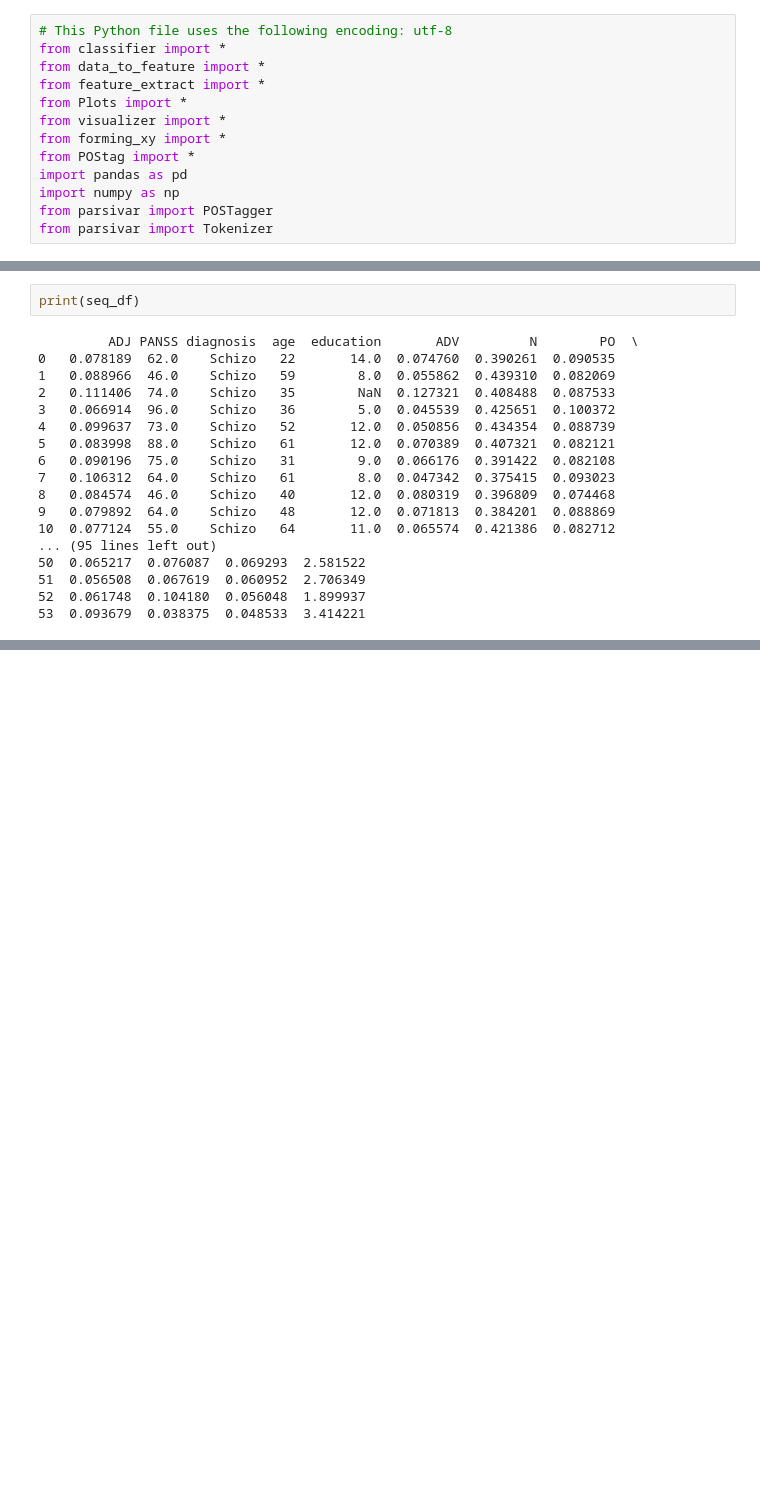
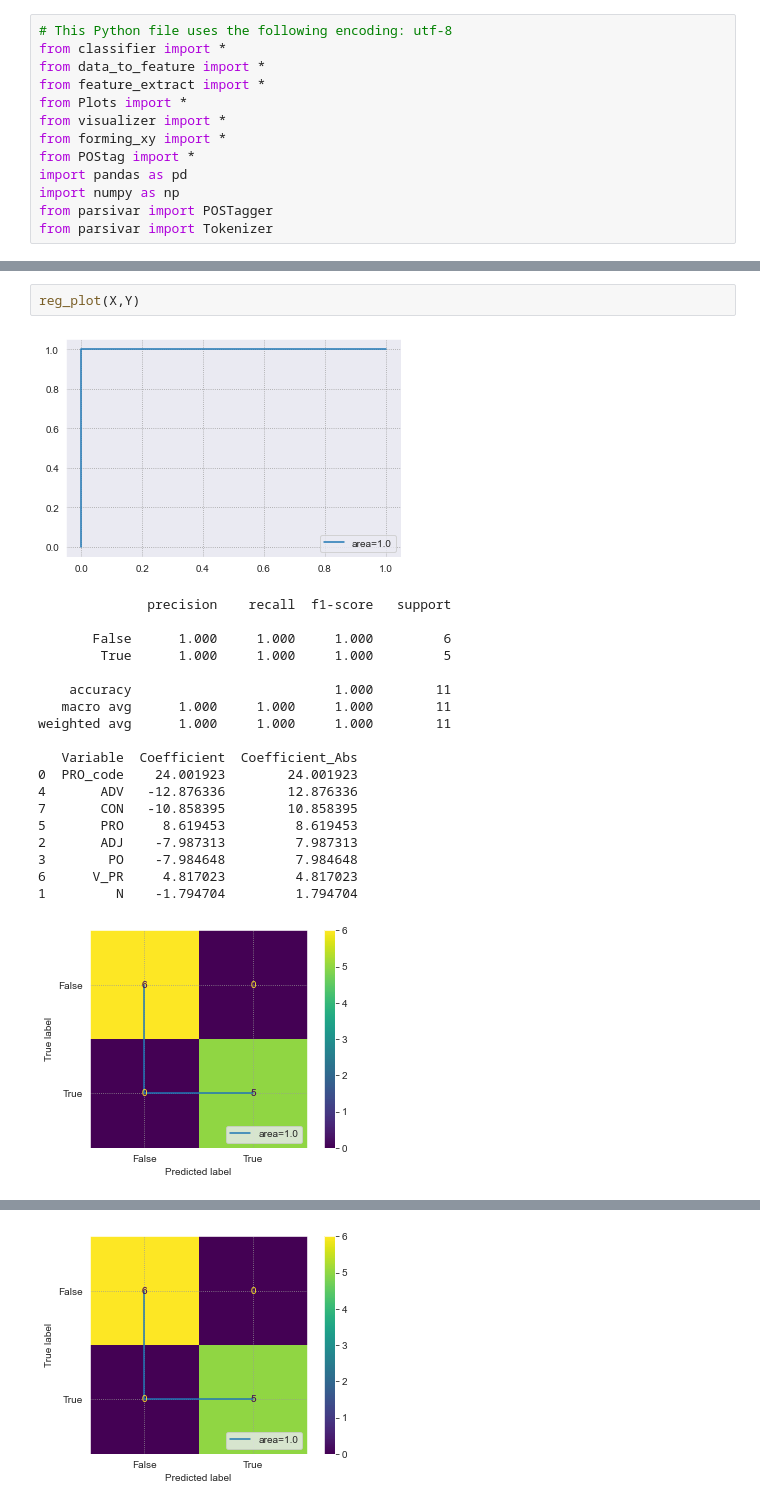
Before and after one commit to bebet75/speech_graph_farsi, a Jupyter notebook: test.ipynb, the cells around one changed output, grey strips where cells are left out. Saved outputs shown, nothing was run; the diff lists cells and outputs as text; blank space fills up the shorter version.

Commit message:
adding plot_classification_results

```diff
--- a/test.ipynb
+++ b/test.ipynb
@@ -35,20 +17,23 @@ X, Y, features_df = forming_xy_POS(seq_df,X_features)
-# %%
-print(seq_df)
-# %% [output]
-         ADJ PANSS diagnosis  age  education       ADV         N        PO  \
-0   0.078189  62.0    Schizo   22       14.0  0.074760  0.390261  0.090535
-1   0.088966  46.0    Schizo   59        8.0  0.055862  0.439310  0.082069
-2   0.111406  74.0    Schizo   35        NaN  0.127321  0.408488  0.087533
-3   0.066914  96.0    Schizo   36        5.0  0.045539  0.425651  0.100372
-4   0.099637  73.0    Schizo   52       12.0  0.050856  0.434354  0.088739
-5   0.083998  88.0    Schizo   61       12.0  0.070389  0.407321  0.082121
-6   0.090196  75.0    Schizo   31        9.0  0.066176  0.391422  0.082108
-7   0.106312  64.0    Schizo   61        8.0  0.047342  0.375415  0.093023
-8   0.084574  46.0    Schizo   40       12.0  0.080319  0.396809  0.074468
-9   0.079892  64.0    Schizo   48       12.0  0.071813  0.384201  0.088869
-10  0.077124  55.0    Schizo   64       11.0  0.065574  0.421386  0.082712
-... (95 lines left out)
-50  0.065217  0.076087  0.069293  2.581522
-51  0.056508  0.067619  0.060952  2.706349
-52  0.061748  0.104180  0.056048  1.899937
-53  0.093679  0.038375  0.048533  3.414221
+# %%
+reg_plot(X,Y)
+# %% [output]
+[figure, added]
+              precision    recall  f1-score   support
+
+       False      1.000     1.000     1.000         6
+        True      1.000     1.000     1.000         5
+
+    accuracy                          1.000        11
+   macro avg      1.000     1.000     1.000        11
+weighted avg      1.000     1.000     1.000        11
+
+   Variable  Coefficient  Coefficient_Abs
+0  PRO_code    24.001923        24.001923
+4       ADV   -12.876336        12.876336
+7       CON   -10.858395        10.858395
+5       PRO     8.619453         8.619453
+2       ADJ    -7.987313         7.987313
+3        PO    -7.984648         7.984648
+6      V_PR     4.817023         4.817023
+1         N    -1.794704         1.794704
+[figure, added]
@@ -54,0 +58 @@ print(seq_df)
+[figure, added]
```
Also changed, not shown: parts of 9 cells of this notebook, 1 other file.
